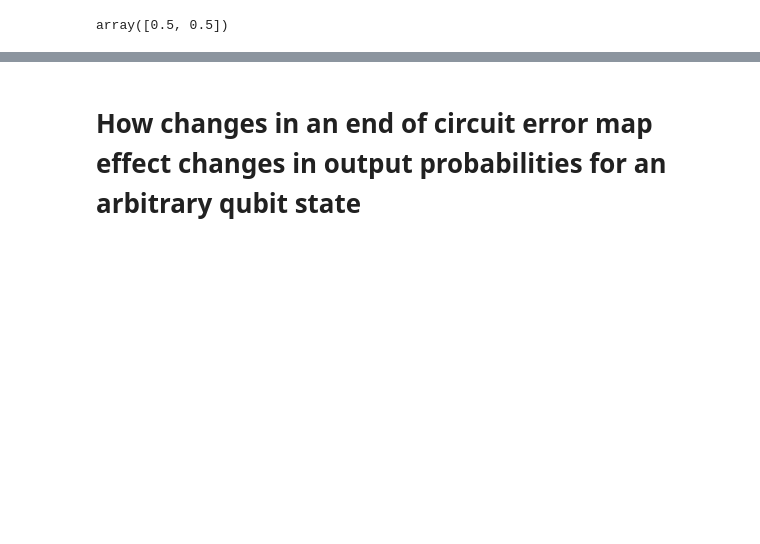
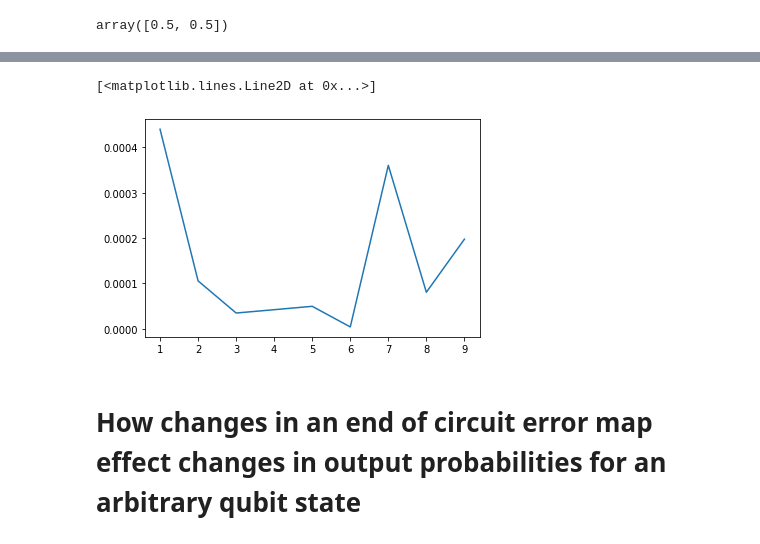
Before and after one commit to kharazity/gauge_proj, a Jupyter notebook: pygsti_version.ipynb, the cells around one changed output, grey strips where cells are left out. Cells and saved outputs as stored; diff of their text form; code cells hidden in the pictures; blank space fills up the shorter version.

```diff
--- a/pygsti_version.ipynb
+++ b/pygsti_version.ipynb
@@ -694,3 +703,9 @@ outcome_errors(ca)
+# %%
+
+plt.plot(range(1, 10), o2_errors)
+# %% [output]
+[<matplotlib.lines.Line2D at 0x...>]
+[figure, added]
 # %% [markdown]
 # How changes in an end of circuit error map effect changes in output probabilities for an arbitrary qubit state
 # %%
```
Also changed, not shown: parts of 34 cells of this notebook.
